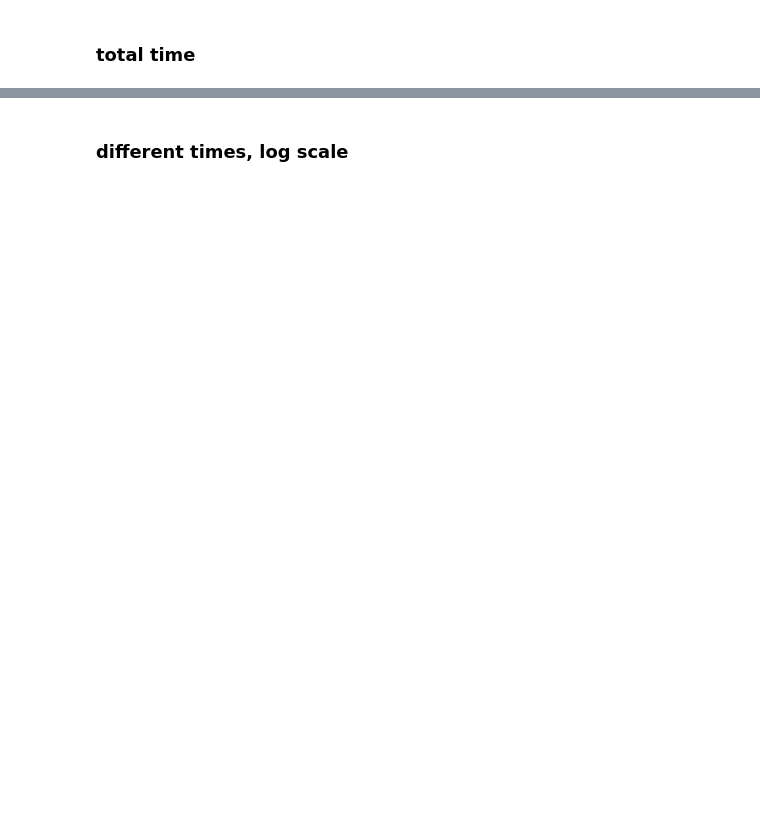
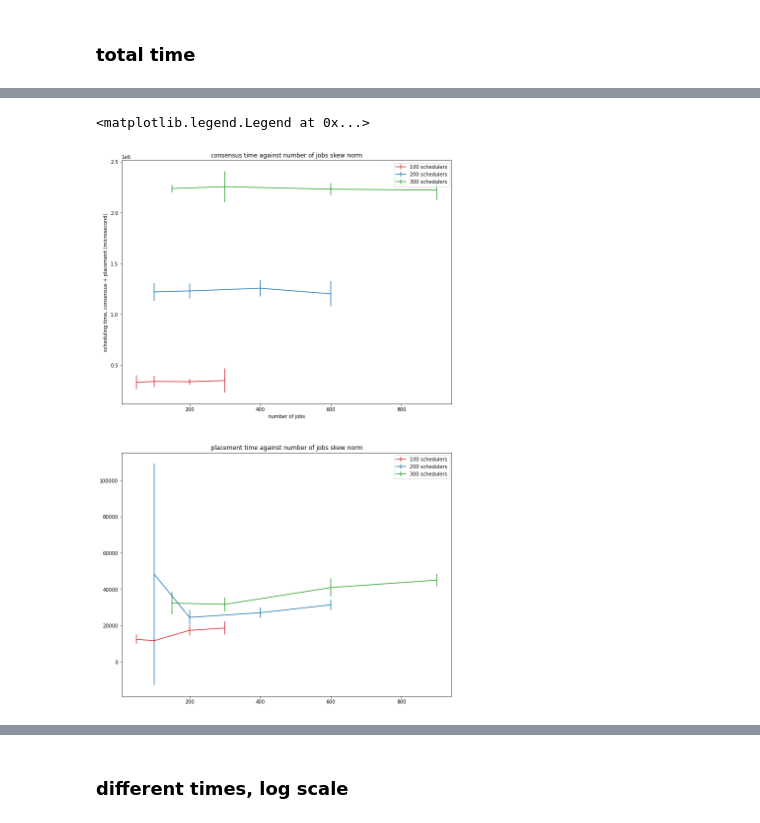
Before and after one commit to Vincent-lau/hyperion, a Jupyter notebook: measure/plotmetrics.ipynb, the cells around one changed output, grey strips where cells are left out. Saved outputs shown, nothing was run; the diff lists cells and outputs as text; code cells hidden in the pictures; blank space fills up the shorter version.

```diff
--- a/measure/plotmetrics.ipynb
+++ b/measure/plotmetrics.ipynb
@@ -657,3 +702,23 @@ for pidx, p in enumerate(pods):
+# %%
+fig, ax = plt.subplots(nrows=2, ncols=1, figsize=(12, 20))
+
+for i, p in enumerate(pods):
+  ax[0].errorbar(pod_jobs[i], con_pod_times[i][:, 0], yerr = con_pod_times[i][:, 1], label=f'{p} schedulers', color=cs[i])
+
+  ax[1].errorbar(pod_jobs[i], pl_pod_times[i][:, 0], yerr = pl_pod_times[i][:, 1], color=cs[i ], label=f'{p} schedulers')
+
+ax[0].set_title('consensus time against number of jobs skew norm')
+ax[1].set_title('placement time against number of jobs skew norm')
+
+ax[0].set_xlabel('number of jobs')
+ax[0].set_ylabel('scheduling time, consensus + placement (microsecond)')
+ax[0].legend()
+ax[1].legend()
+
+# fig.savefig(f'{graph_dir}total-scheduling-time-skew-norm.png')
+# %% [output]
+<matplotlib.legend.Legend at 0x...>
+[figure, added]
 # %%
 fig, ax = plt.subplots()
 fig.set_size_inches(15, 12)
```
Also changed, not shown: parts of 7 cells of this notebook, 3 other files.
